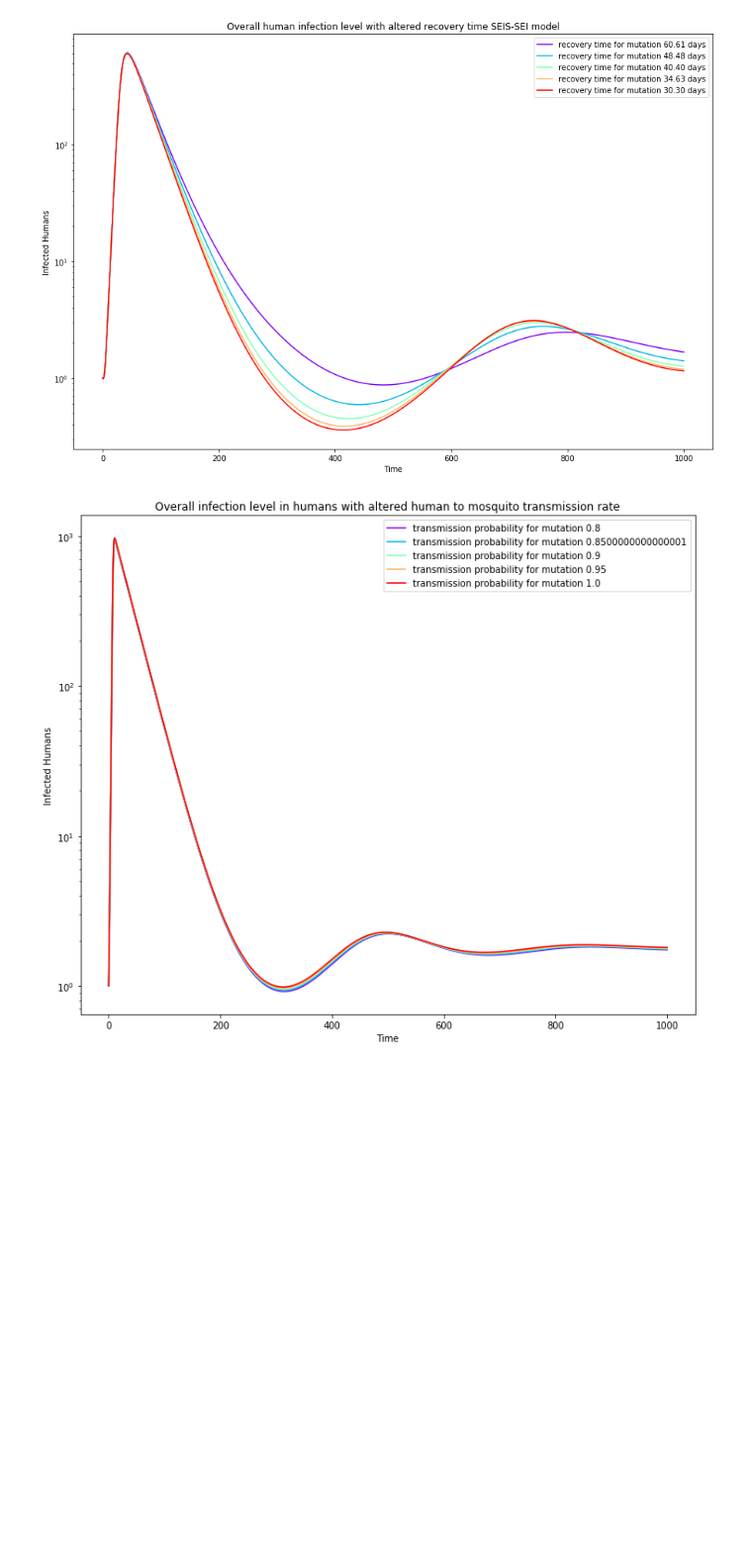
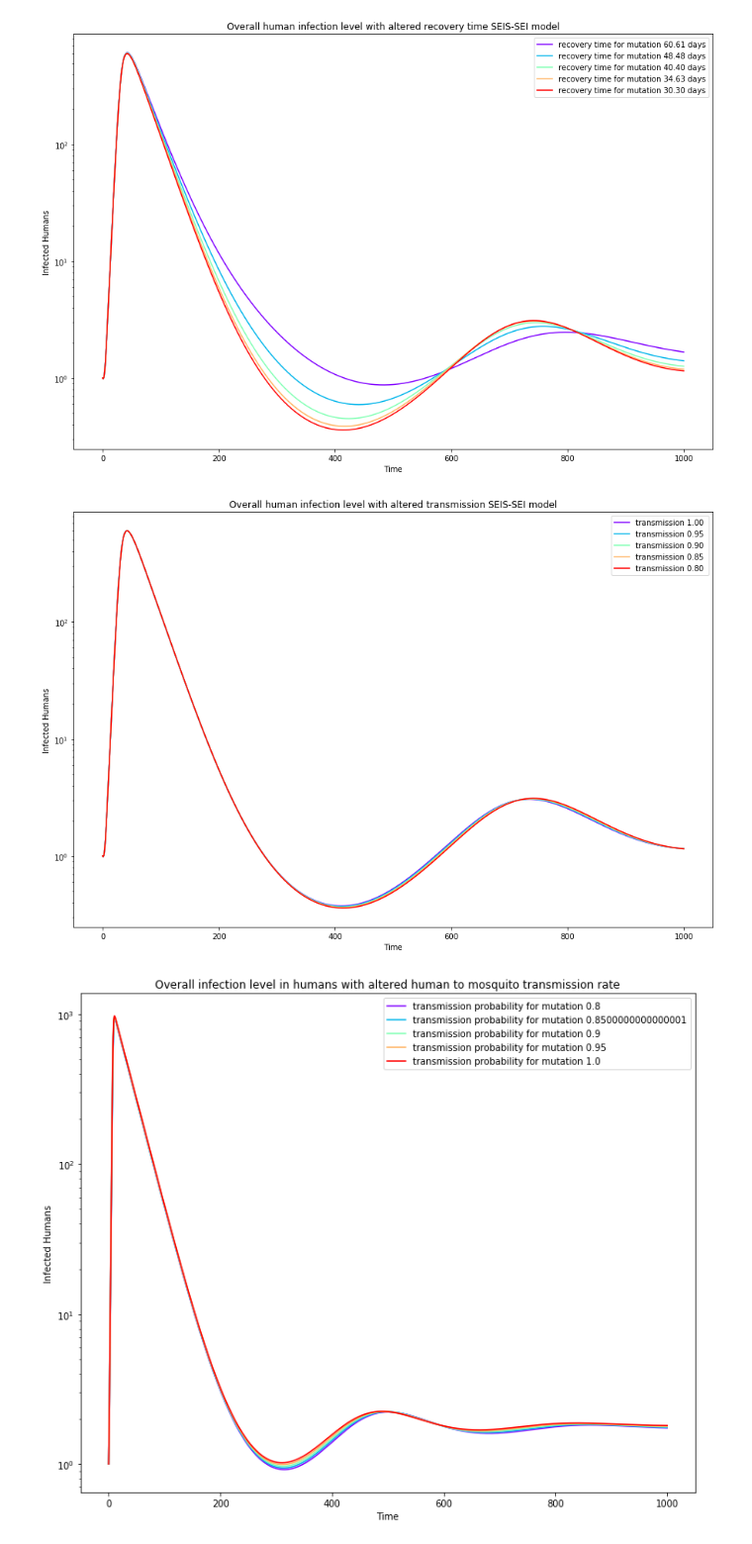
Before and after one commit to susiecant/MSc-project-code, a Jupyter notebook: differential equations with host mutation.ipynb, the cells around one changed output. Shown at 99% size. Drawn from its saved outputs; the diff is of its cells as text; code cells hidden in the pictures; blank space fills up the shorter version.

```diff
--- a/differential equations with host mutation.ipynb
+++ b/differential equations with host mutation.ipynb
@@ -147,7 +147,7 @@ def SEIS_SI_mut(INP,t):
     Y[1] = nu[0]*(mutants/1e3) - V[1] * r * (beta[0][1]*V[8]) - d[0] * V[1]
 
     #susceptible mosquitos
-    Y[2] = nu[1] - (V[2] * r * (beta[1][0]*V[6]) + V[2] * r * (beta[1][0]*V[7]) ) - d[1] * V[2]
+    Y[2] = nu[1] - (V[2] * r * (beta[1][0]*V[6]) + V[2] * r * (beta[1][1]*V[7]) ) - d[1] * V[2]
 
     #exposed hosts
 
@@ -159,7 +159,7 @@ def SEIS_SI_mut(INP,t):
 
     #exposed mosquitos
 
-    Y[5]=V[2] * r * (beta[1][0]*V[6]) + V[2] * r * (beta[1][0]*V[7]) -sigma[1]*V[5]- d[1]*V[5]
+    Y[5]=V[2] * r * (beta[1][0]*V[6]) + V[2] * r * (beta[1][1]*V[7]) -sigma[1]*V[5]- d[1]*V[5]
 
     #infected hosts
     Y[6] = sigma[0]*V[3] - gamma[0] * V[6] - d[0] * V[6]
@@ -214,6 +214,48 @@ plt.show()
 # %% [output]
 <matplotlib.figure.Figure at 0x...>
 [figure]
+# %%
+mut_transmission=np.linspace(1.0,0.8,5)
+RES_transmissionE=np.zeros((1001,9,5))
+
+r=0.5/1e3;
+mutants=100
+N=900
+beta=np.array([[0, 0.5], [0.8, 0.8]]);
+sigma=np.array([0.143,0.143])
+d=np.array([5.5e-5, 0.143]);
+nu=np.array([5.5e-2, 1.443e3]);
+X0=np.array([1e3-mutants,mutants, 1e4,]);
+Y0=np.array([1,0, 1]);
+ND=MaxTime=1000.0;
+TS=1.0
+#alpha=1.0
+INPUT=np.hstack((X0,Y0))
+for i in range(5):
+    X0=np.array([1e3-mutants,mutants, 1e4]);
+    Y0=np.array([0,0,0,1,0, 1]);
+    ND=MaxTime=1000.0;
+    TS=1.0
+    #alpha=1.0
+    INPUT=np.hstack((X0,Y0))
+    gamma=np.array([0.033, 0,0.033]);
+    beta=np.array([[0, 0.5], [0.8, mut_transmission[i]]]);
+    t_start = 0.0; t_end = ND; t_inc = TS
+    t_range = np.arange(t_start, t_end+t_inc, t_inc)
+    RES_mut = spi.odeint(SEIS_SI_mut,INPUT,t_range)
+    RES_transmissionE[:,:,i]=RES_mut
+# %%
+plt.figure(figsize=(15,10))
+for i in range(5):
+    plt.semilogy(RES_transmissionE[:,6,i]+RES_transmissionE[:,7,i], c=line_colors[i], label='transmission {0:.2f} '.format(mut_transmission[i]))
+
+plt.xlabel('Time')
+plt.ylabel('Infected Humans')
+plt.title('Overall human infection level with altered transmission SEIS-SEI model')
+plt.legend()
+plt.show()
+# %% [output]
+[figure, added]
 # %%
 mut_transmission=np.linspace(0.8,1.0,5)
 RES_transmission=np.zeros((1001,6,5))
```
Also changed, not shown: parts of 5 cells of this notebook.
